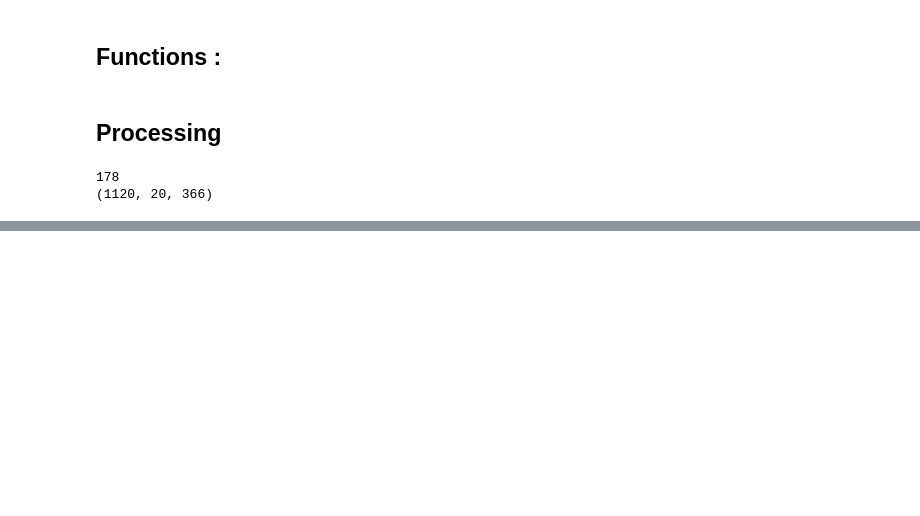
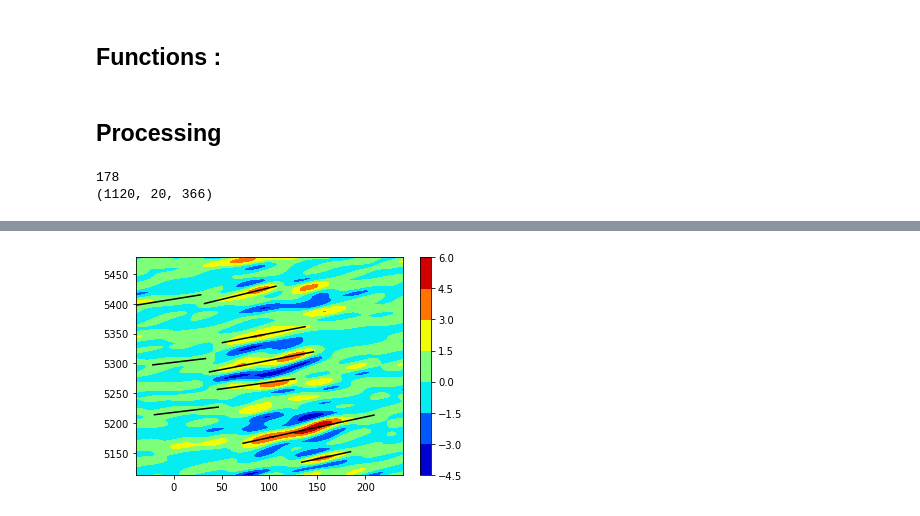
Before and after one commit to prajeeshag/MJO_tracking, a Jupyter notebook: MJO_tracking_Zhang.ipynb, the cells around one changed output, grey strips where cells are left out. Cells and saved outputs as stored; diff of their text form; code cells hidden in the pictures; blank space fills up the shorter version.

```diff
--- a/MJO_tracking_Zhang.ipynb
+++ b/MJO_tracking_Zhang.ipynb
@@ -389,14 +408,17 @@ plt.colorbar();
 # %%
 nmask=imask*1.
 nmask[imask==0]=np.nan
 
+im=plt.contourf(lon,time,var,cmap='jet')
 
-im=plt.contour(lon,time[0:120],var1[0:120,:],levels=[1],colors='k')
+plt.colorbar()
 
-contours = im.collections[0].get_paths()
-#plt.colorbar()
-
-plt.plot(tlx[:,:,54]*nmask[:,:,54],tly[:,:,54]*nmask[:,:,54],'k')
-plt.plot(segStartx,segStarty,'ro')
-plt.plot(segEndx,segEndy,'ro')
-plt.ylim(5100,5250)
+#plt.plot(tlx[:,5,234]*nmask[:,5,234],tly[:,5,234]*nmask[:,5,234],'k')
+#plt.plot(tlx[:,6,236]*nmask[:,6,236],tly[:,6,236]*nmask[:,6,236],'k')
+for [i,j] in segVld:
+    plt.plot(tlx[:,i,j]*nmask[:,i,j],tly[:,i,j]*nmask[:,i,j],'k')
+#plt.plot(segStartx,segStarty,'ro')
+#plt.plot(segEndx,segEndy,'ro')
+#plt.ylim(5100,5250)
+# %% [output]
+[figure, added]
```
Also changed, not shown: parts of 5 cells of this notebook.
